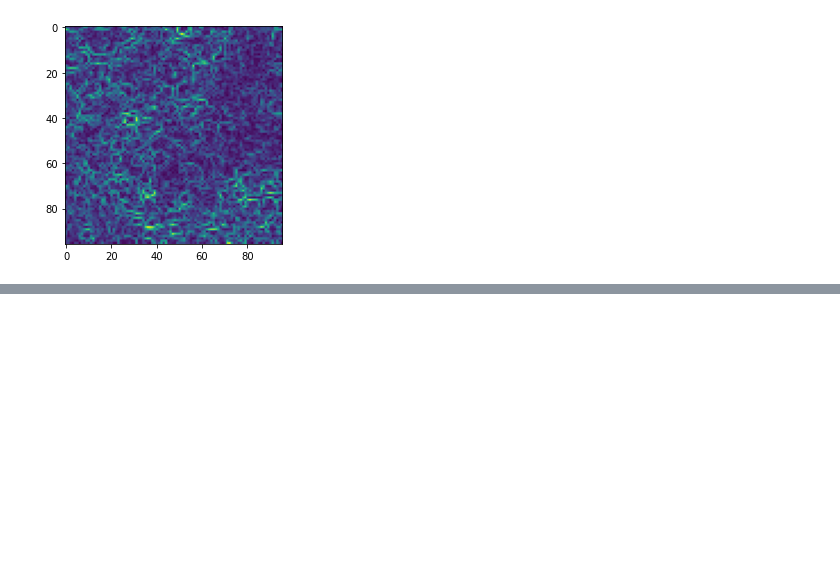
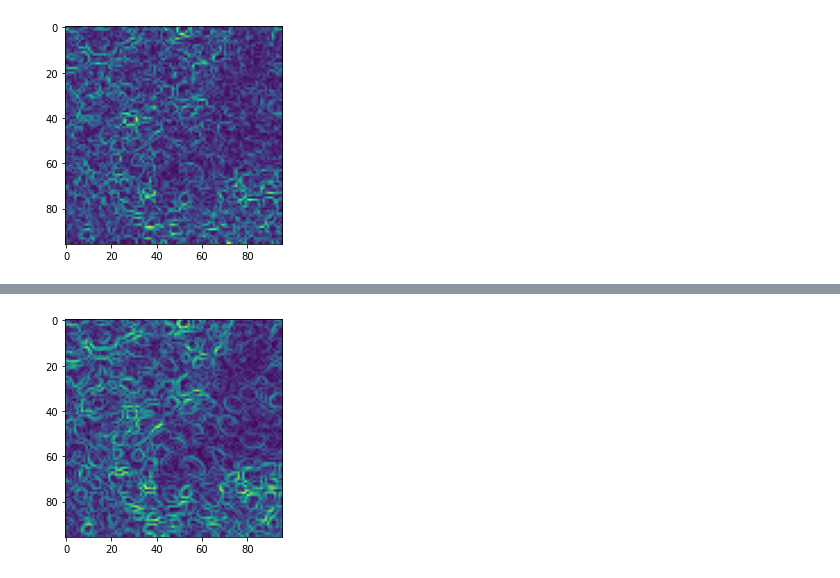
Before and after one commit to johnalanwillis/ilc-nodalMet-ML, a Jupyter notebook: code/Exploring-Segmentation.ipynb, the cells around one changed output, grey strips where cells are left out. Cells and saved outputs as stored; diff of their text form; code cells hidden in the pictures; blank space fills up the shorter version.

```diff
--- a/code/Exploring-Segmentation.ipynb
+++ b/code/Exploring-Segmentation.ipynb
@@ -182,0 +234,11 @@ SyntaxError: unexpected EOF while parsing (<ipython-input-54-495a67101137>, line
+# %%
+## Explore some of the built-in filters from skimage
+## Next look at filtering and edge detection with the "scharr Operator" https://en.wikipedia.org/wiki/scharr_operator
+### This filter attempts to minimize the weigthed mean squared angular error in teh fourier domain for pixel intesity
+test_scharr = scharr(testimage[:,:,0])
+plt.imshow(test_scharr)
+
+imfiles_small_scharr=[]
+imfiles_small_scharr=[[scharr(image[:,:, colorVal]) for image in imfiles_small] for colorVal in [0,1,2]]
+# %% [output]
+[figure, added]
```
Also changed, not shown: parts of 24 cells of this notebook, 1 other file.
